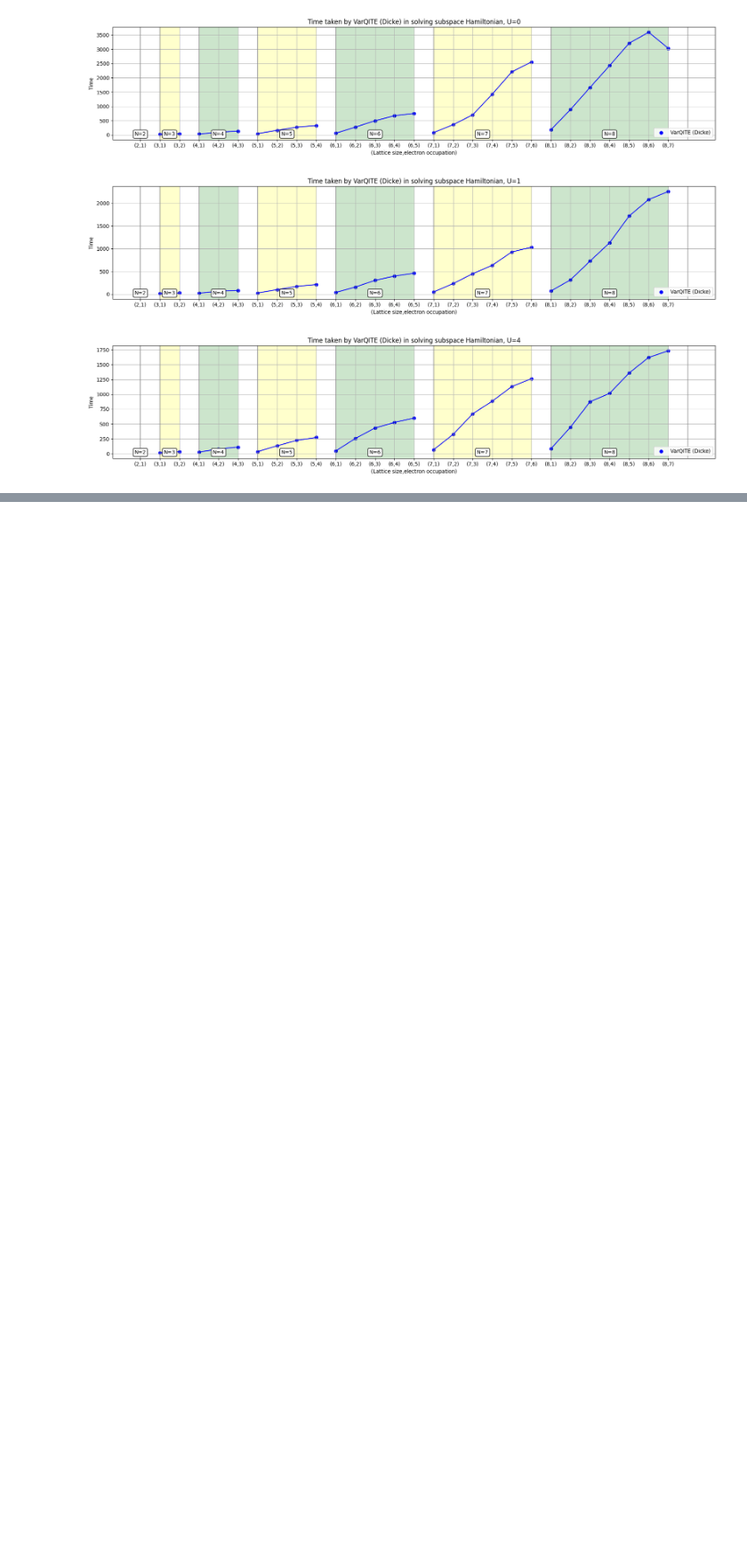
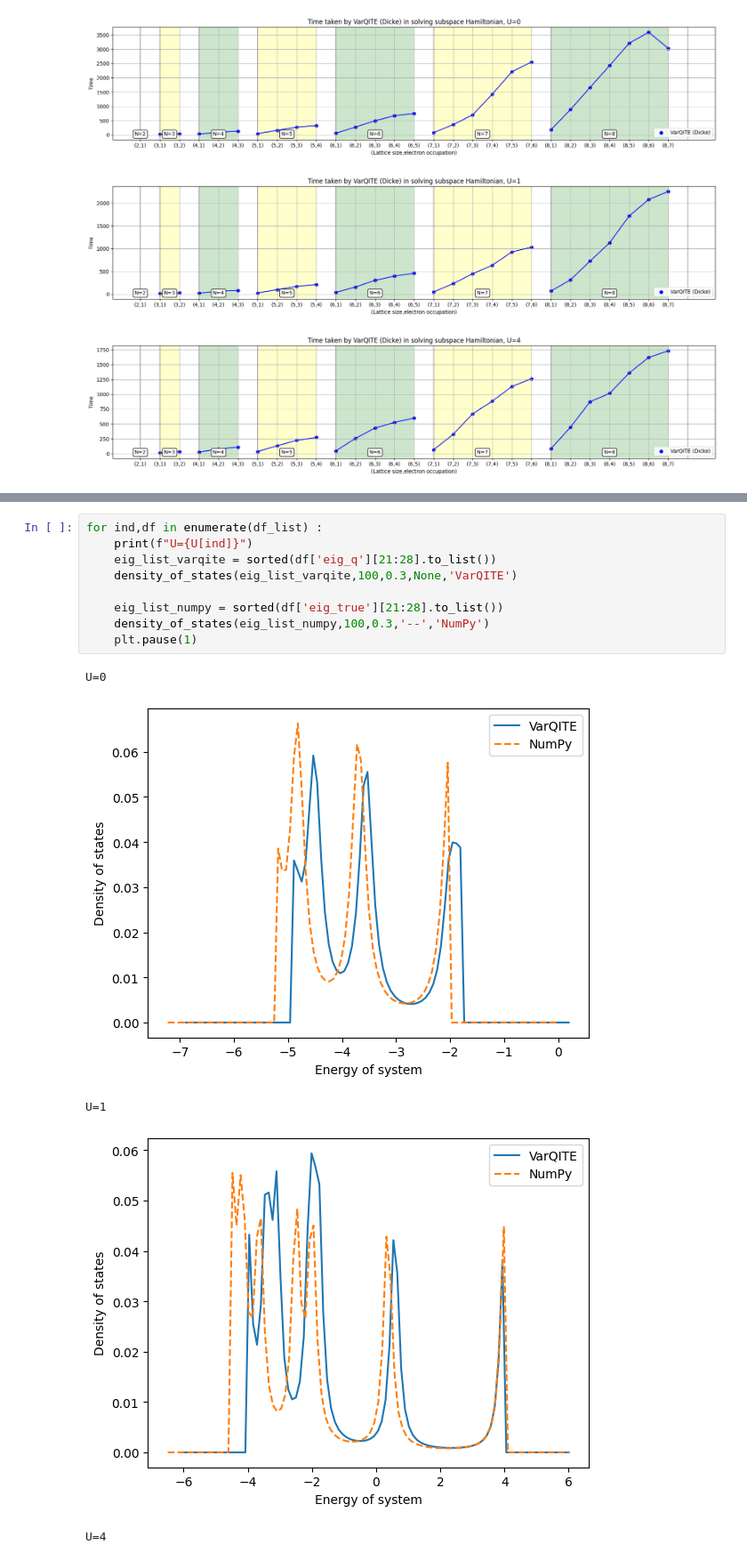
Before and after one commit to Cheshta-Joshi/hubb_sim, a Jupyter notebook: Results/dicke_all_occ_results/results_diff_U.ipynb, the cells around one changed output, grey strips where cells are left out. Shown at 89% size. Saved outputs shown, nothing was run; the diff lists cells and outputs as text; blank space fills up the shorter version.

```diff
--- a/Results/dicke_all_occ_results/results_diff_U.ipynb
+++ b/Results/dicke_all_occ_results/results_diff_U.ipynb
@@ -546,0 +565,15 @@ for ind,df in enumerate(df_list) :
+# %%
+for ind,df in enumerate(df_list) :
+    print(f"U={U[ind]}")
+    eig_list_varqite = sorted(df['eig_q'][21:28].to_list())
+    density_of_states(eig_list_varqite,100,0.3,None,'VarQITE')
+
+    eig_list_numpy = sorted(df['eig_true'][21:28].to_list())
+    density_of_states(eig_list_numpy,100,0.3,'--','NumPy')
+    plt.pause(1)
+# %% [output]
+U=0
+[figure, added]
+U=1
+[figure, added]
+U=4
```
Also changed, not shown: parts of 9 cells of this notebook, 16 other files.
